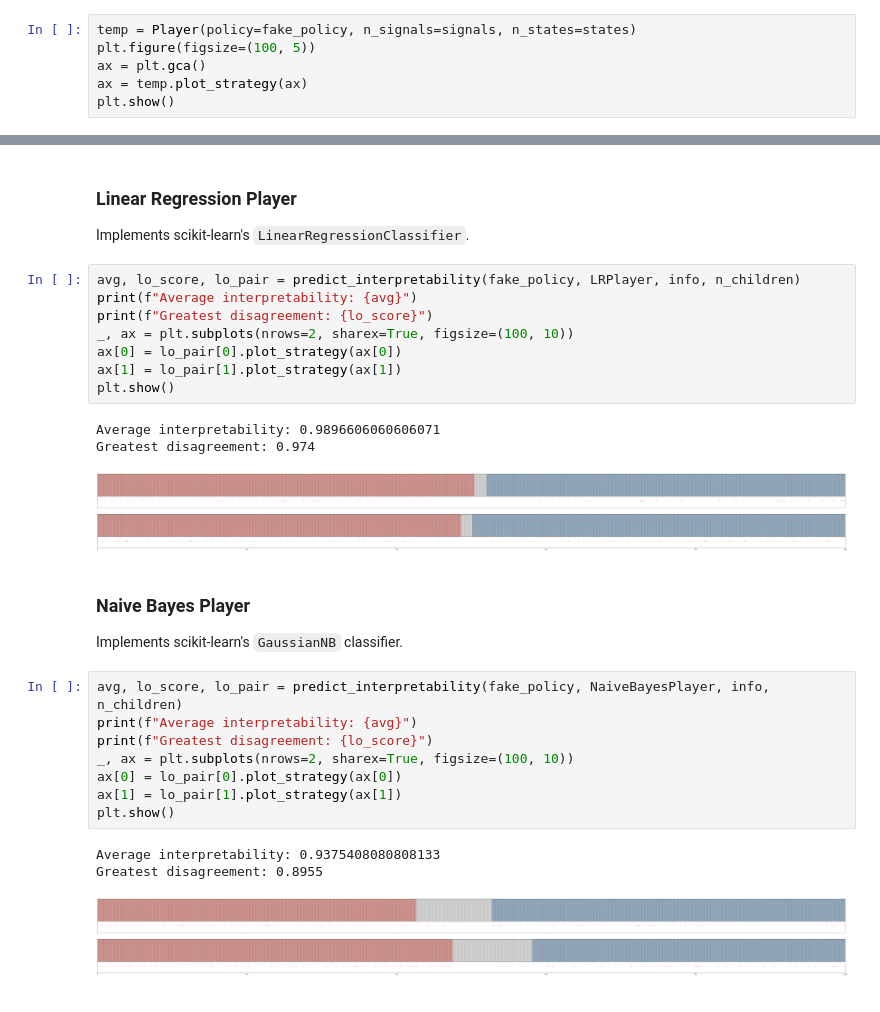
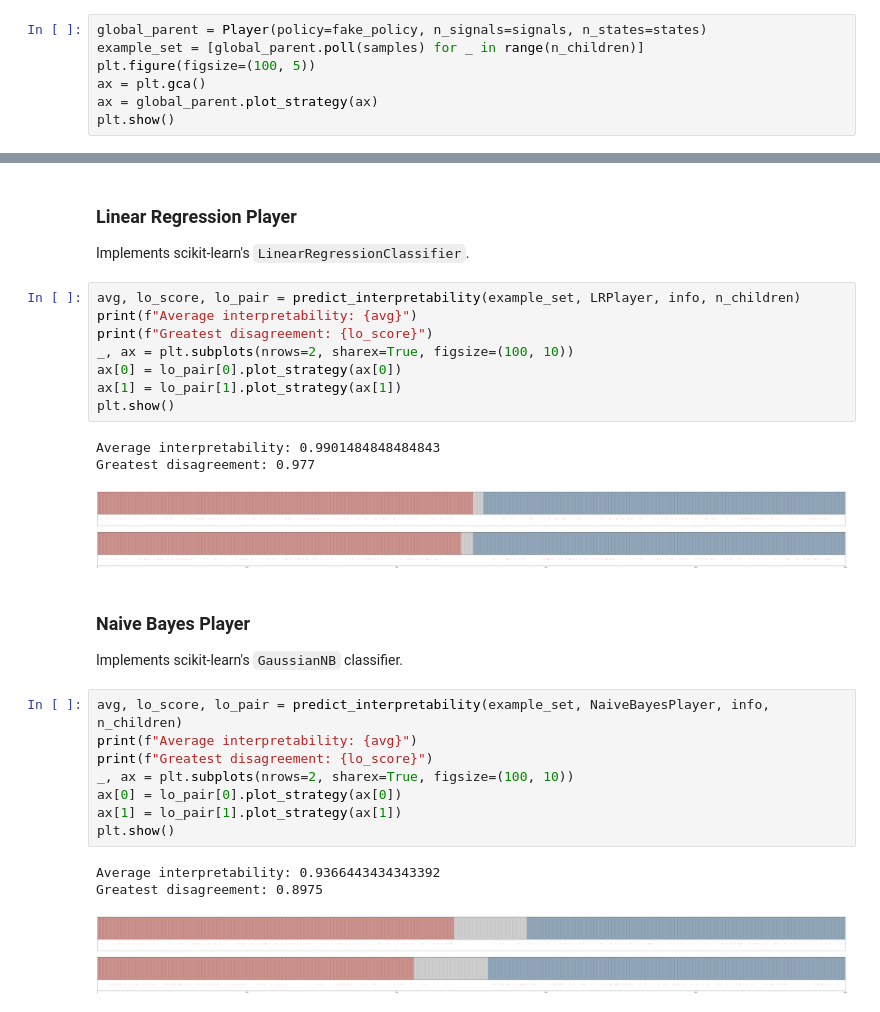
Before and after one commit to maxb00/Emergence-of-Vagueness, a Jupyter notebook: Lipman Generational Setup/interpretability.ipynb, the cells around one changed output, grey strips where cells are left out. Drawn from its saved outputs; the diff is of its cells as text.

Commit message:
Same example set across algorithms

```diff
--- a/Lipman Generational Setup/interpretability.ipynb
+++ b/Lipman Generational Setup/interpretability.ipynb
@@ -23,10 +23,11 @@ threshold = 0.8
 
 info = (signals, states, samples, threshold)
 # %%
-temp = Player(policy=fake_policy, n_signals=signals, n_states=states)
+global_parent = Player(policy=fake_policy, n_signals=signals, n_states=states)
+example_set = [global_parent.poll(samples) for _ in range(n_children)]
 plt.figure(figsize=(100, 5))
 ax = plt.gca()
-ax = temp.plot_strategy(ax)
+ax = global_parent.plot_strategy(ax)
 plt.show()
 # %% [output]
 [figure]
@@ -132,7 +133,7 @@ Greatest disagreement: 0.9465
 ### Linear Regression Player
 Implements scikit-learn's `LinearRegressionClassifier`.
 # %%
-avg, lo_score, lo_pair = predict_interpretability(fake_policy, LRPlayer, info, n_children)
+avg, lo_score, lo_pair = predict_interpretability(example_set, LRPlayer, info, n_children)
 print(f"Average interpretability: {avg}")
 print(f"Greatest disagreement: {lo_score}")
 _, ax = plt.subplots(nrows=2, sharex=True, figsize=(100, 10))
@@ -140,21 +141,21 @@ ax[0] = lo_pair[0].plot_strategy(ax[0])
 ax[1] = lo_pair[1].plot_strategy(ax[1])
 plt.show()
 # %% [output]
-Average interpretability: 0.9896606060606071
-Greatest disagreement: 0.974
+Average interpretability: 0.9901484848484843
+Greatest disagreement: 0.977
 [figure]
 # %% [markdown]
 ### Naive Bayes Player
 Implements scikit-learn's `GaussianNB` classifier.
 # %%
-avg, lo_score, lo_pair = predict_interpretability(fake_policy, NaiveBayesPlayer, info, n_children)
+avg, lo_score, lo_pair = predict_interpretability(example_set, NaiveBayesPlayer, info, n_children)
 print(f"Average interpretability: {avg}")
 print(f"Greatest disagreement: {lo_score}")
 _, ax = plt.subplots(nrows=2, sharex=True, figsize=(100, 10))
 ax[0] = lo_pair[0].plot_strategy(ax[0])
 ax[1] = lo_pair[1].plot_strategy(ax[1])
 plt.show()
 # %% [output]
-Average interpretability: 0.9375408080808133
-Greatest disagreement: 0.8955
+Average interpretability: 0.9366443434343392
+Greatest disagreement: 0.8975
-[figure, old version]
+[figure, new version]
```
Also changed, not shown: parts of 6 cells of this notebook, 1 other file.
